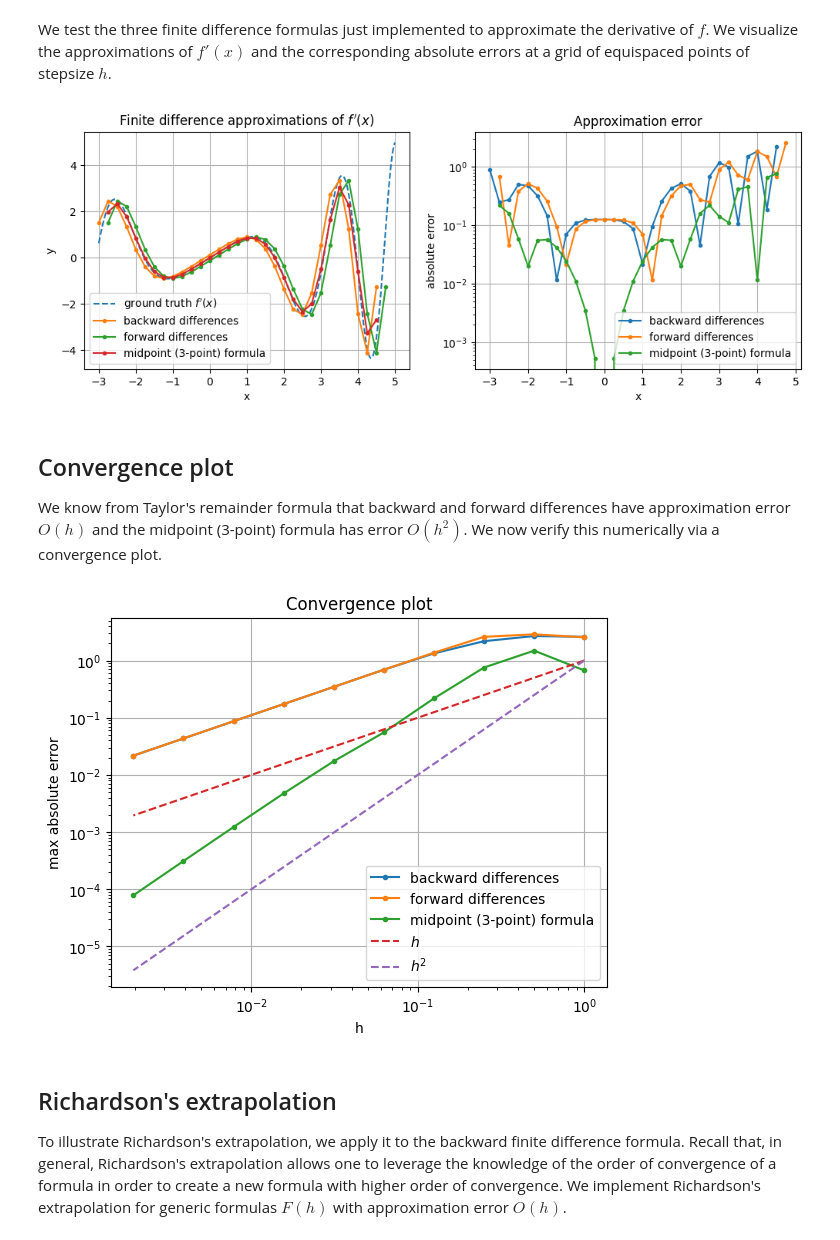
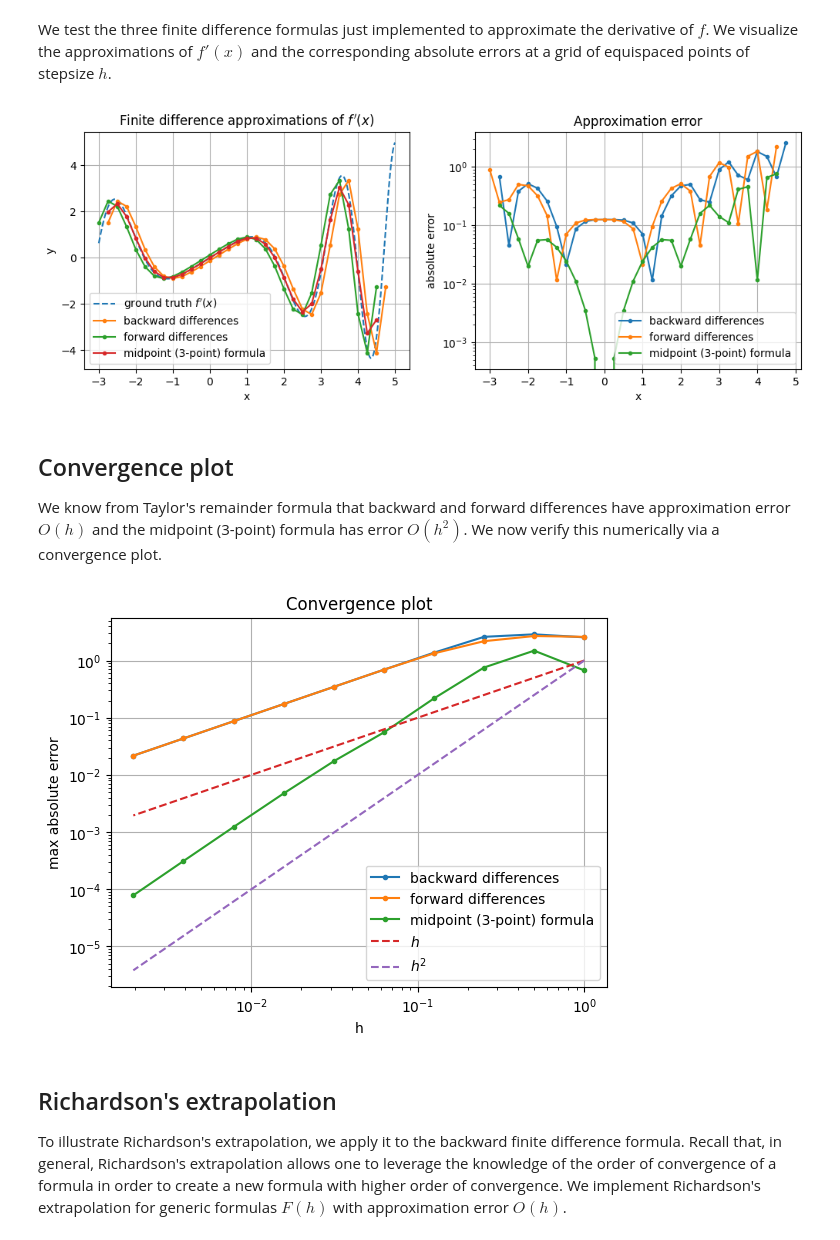
Before and after one commit to simone-brugiapaglia/numerical-analysis-notebooks, a Jupyter notebook: 12_differentiation.ipynb, the cells around one changed output. Drawn from its saved outputs; the diff is of its cells as text; code cells hidden in the pictures.

```diff
--- a/12_differentiation.ipynb
+++ b/12_differentiation.ipynb
@@ -71,8 +71,8 @@ We test the three finite difference formulas just implemented to approximate the
 # Note that we will use a different grids for each formula in order to avoid considering points outside of the interval of interest
 h = 0.25
 x_grid_h = np.arange(0-3, 5,h)
-x_grid_h_bwd = x_grid_h[:-1]
-x_grid_h_fwd = x_grid_h[1:]
+x_grid_h_bwd = x_grid_h[1:]
+x_grid_h_fwd = x_grid_h[:-1]
 x_grid_h_mid = x_grid_h[1:-1]
 
 # Apply finite difference formulas
@@ -87,34 +87,34 @@ Err_mid = np.abs(Df(x_grid_h_mid) - Df_approx_mid)
 
 
 # Visualize results
 plt.figure(figsize = (12,4))
 
 plt.subplot(121)
 plt.plot(x_grid, Df(x_grid), '--', label = 'ground truth $f\'(x)$')
 plt.plot(x_grid_h_bwd, Df_approx_bwd, '.-', label = 'backward differences')
 plt.plot(x_grid_h_fwd, Df_approx_fwd, '.-', label = 'forward differences')
 plt.plot(x_grid_h_mid, Df_approx_mid, '.-', label = 'midpoint (3-point) formula')
 plt.grid()
 plt.xlabel('x')
 plt.ylabel('y')
 plt.legend()
 plt.title('Finite difference approximations of $f\'(x)$')
 
 
 plt.subplot(122)
 plt.semilogy(x_grid_h_bwd, Err_bwd, '.-', label = 'backward differences')
 plt.semilogy(x_grid_h_fwd, Err_fwd, '.-', label = 'forward differences')
 plt.semilogy(x_grid_h_mid, Err_mid, '.-', label = 'midpoint (3-point) formula')
 plt.grid()
 plt.xlabel('x')
 plt.ylabel('absolute error')
 plt.legend()
 plt.title('Approximation error')
 
 
 plt.show()
 # %% [output]
-[figure, old version]
+[figure, new version]
 # %% [markdown]
 ## Convergence plot
 
@@ -133,8 +133,8 @@ i_h = 0
 for h in h_vals:
     x_grid_h = np.arange(0-3, 5,h)
 
-    x_grid_h_bwd = x_grid_h[:-1]
-    x_grid_h_fwd = x_grid_h[1:]
+    x_grid_h_bwd = x_grid_h[1:]
+    x_grid_h_fwd = x_grid_h[:-1]
     x_grid_h_mid = x_grid_h[1:-1]
 
     Df_approx_bwd = bwd_diff(f, x_grid_h_bwd, h)
@@ -160,7 +160,7 @@ plt.title('Convergence plot')
 
 plt.show()
 # %% [output]
-[figure, old version]
+[figure, new version]
 # %% [markdown]
 ## Richardson's extrapolation
 
```
Also changed, not shown: parts of 3 cells of this notebook.
